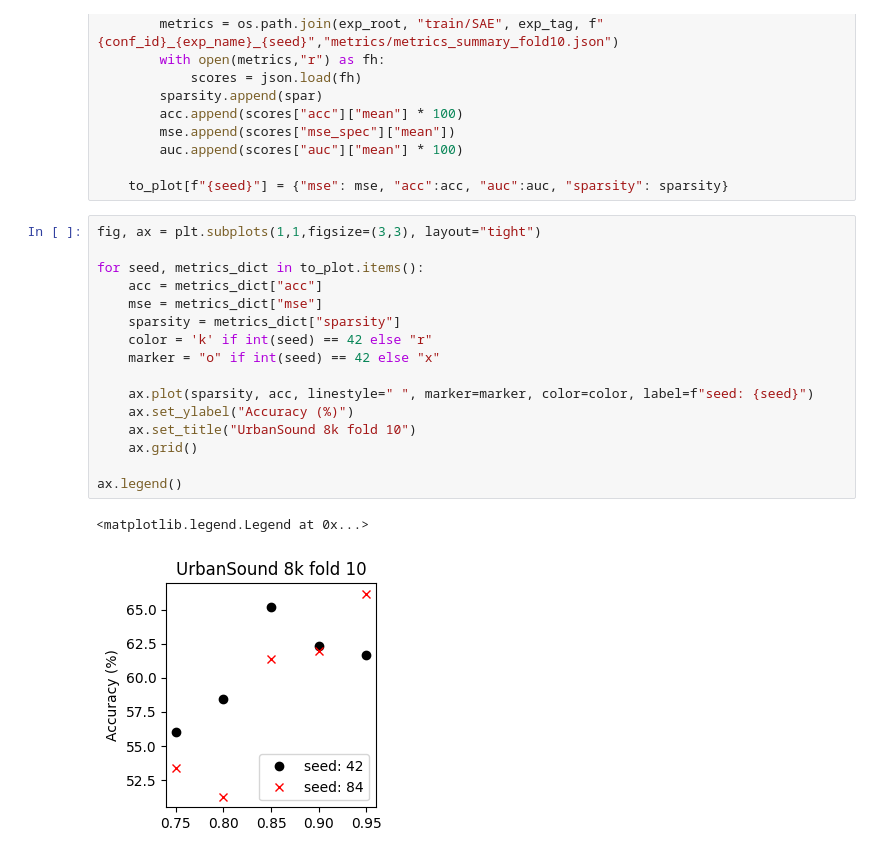
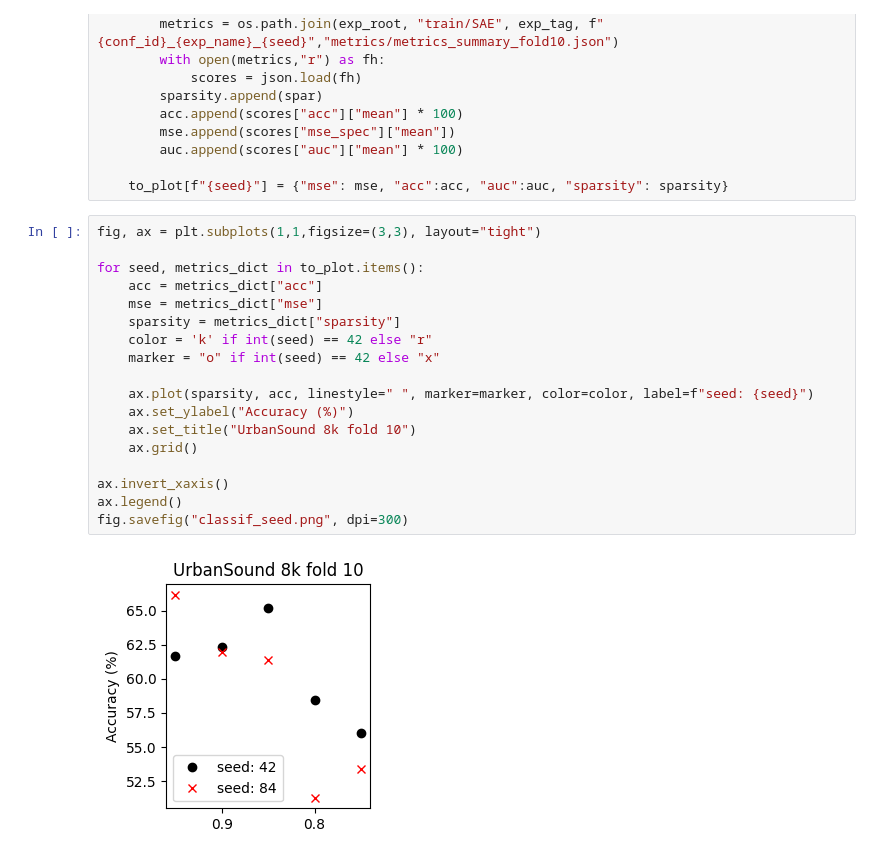
Before and after one commit to Lebourdais/Aud-IB-le, a Jupyter notebook: egs/visu_scores.ipynb, the cells around one changed output. Cells and saved outputs as stored; diff of their text form.

```diff
--- a/egs/visu_scores.ipynb
+++ b/egs/visu_scores.ipynb
@@ -106,19 +107,20 @@ for seed in classif_seeds:
 # %%
 fig, ax = plt.subplots(1,1,figsize=(3,3), layout="tight")
 
 for seed, metrics_dict in to_plot.items():
     acc = metrics_dict["acc"]
     mse = metrics_dict["mse"]
     sparsity = metrics_dict["sparsity"]
     color = 'k' if int(seed) == 42 else "r"
     marker = "o" if int(seed) == 42 else "x"
 
     ax.plot(sparsity, acc, linestyle=" ", marker=marker, color=color, label=f"seed: {seed}")
     ax.set_ylabel("Accuracy (%)")
     ax.set_title("UrbanSound 8k fold 10")
     ax.grid()
 
+ax.invert_xaxis()
 ax.legend()
+fig.savefig("classif_seed.png", dpi=300)
 # %% [output]
-<matplotlib.legend.Legend at 0x...>
-[figure, old version]
+[figure, new version]
```
Also changed, not shown: parts of 1 cell of this notebook, 14 other files.
